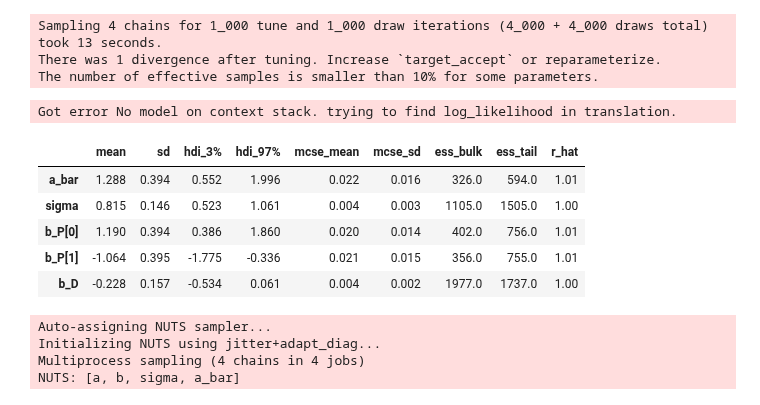
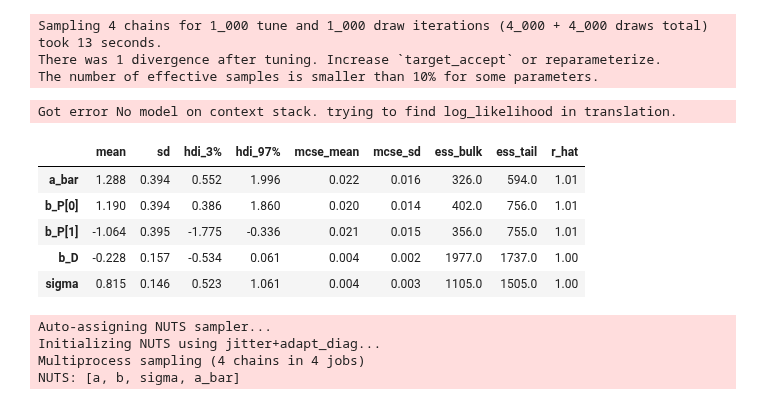
Before and after one commit to fhte2/statistical-rethinking, a Jupyter notebook: Week_6_exercises.ipynb, the cells around one changed output. Cells and saved outputs as stored; diff of their text form; code cells hidden in the pictures.

```diff
--- a/Week_6_exercises.ipynb
+++ b/Week_6_exercises.ipynb
@@ -438,15 +425,15 @@ Sampling 4 chains for 1_000 tune and 1_000 draw iterations (4_000 + 4_000 draws
 There was 1 divergence after tuning. Increase `target_accept` or reparameterize.
 The number of effective samples is smaller than 10% for some parameters.
 # %%
-az.summary(trace_6_3b, var_names=['a_bar','sigma','b_P','b_D'])
+az.summary(trace_6_3b, var_names=['a_bar','b_P','b_D', 'sigma'])
 # %% [output]
 Got error No model on context stack. trying to find log_likelihood in translation.
 |  | mean | sd | hdi_3% | hdi_97% | mcse_mean | mcse_sd | ess_bulk | ess_tail | r_hat |
 | a_bar | 1.288 | 0.394 | 0.552 | 1.996 | 0.022 | 0.016 | 326.0 | 594.0 | 1.01 |
-| sigma | 0.815 | 0.146 | 0.523 | 1.061 | 0.004 | 0.003 | 1105.0 | 1505.0 | 1.00 |
 | b_P[0] | 1.190 | 0.394 | 0.386 | 1.860 | 0.020 | 0.014 | 402.0 | 756.0 | 1.01 |
 | b_P[1] | -1.064 | 0.395 | -1.775 | -0.336 | 0.021 | 0.015 | 356.0 | 755.0 | 1.01 |
 | b_D | -0.228 | 0.157 | -0.534 | 0.061 | 0.004 | 0.002 | 1977.0 | 1737.0 | 1.00 |
+| sigma | 0.815 | 0.146 | 0.523 | 1.061 | 0.004 | 0.003 | 1105.0 | 1505.0 | 1.00 |
 # %%
 #adding density and predators as interactive terms to the varying effects model
 with pm.Model() as m_6_3c:
```
Also changed, not shown: parts of 3 cells of this notebook.
